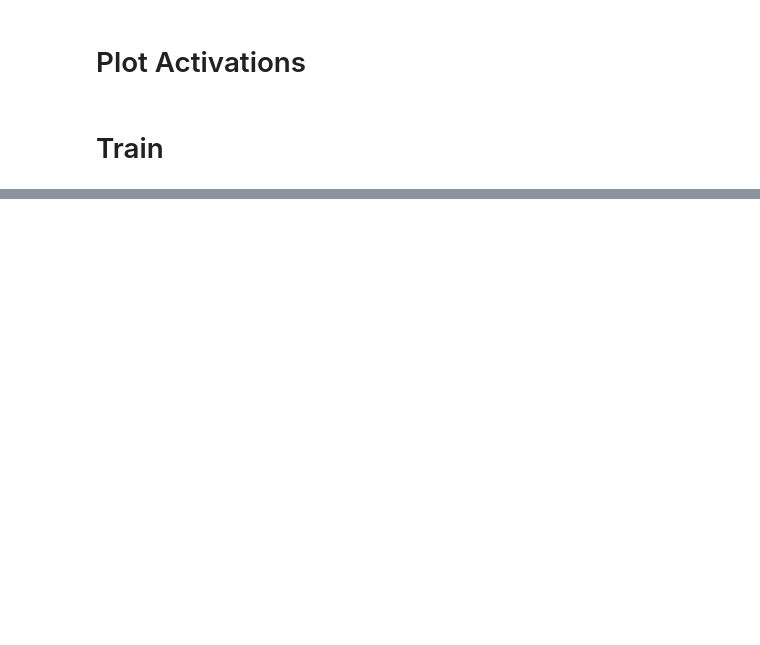
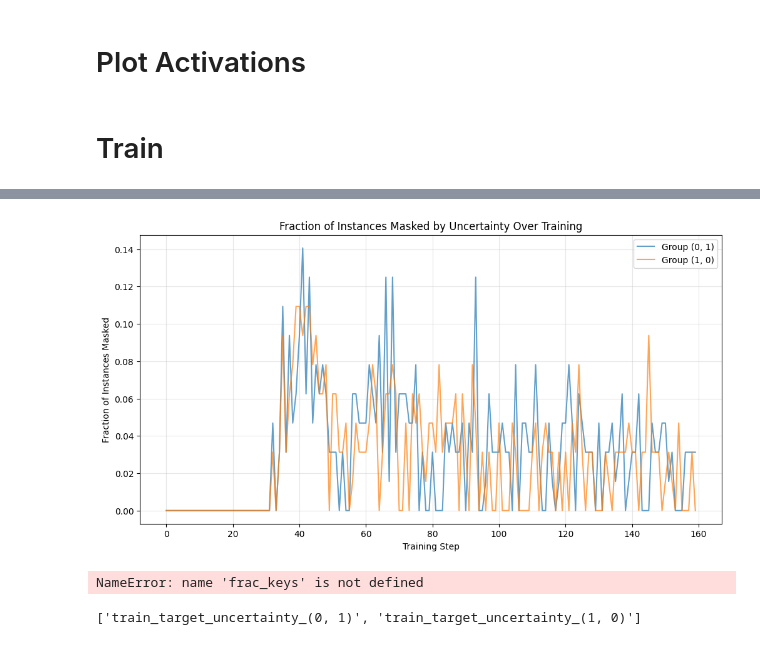
Before and after one commit to oliveradk/diverse-gen, a Jupyter notebook: spur_corr_exp_uncertain.ipynb, the cells around one changed output, grey strips where cells are left out. Cells and saved outputs as stored; diff of their text form; code cells hidden in the pictures; blank space fills up the shorter version.

Commit message:
wip notebook loss using model uncertaintly (with MC dropout) in ACE

```diff
--- a/spur_corr_exp_uncertain.ipynb
+++ b/spur_corr_exp_uncertain.ipynb
@@ -230,3 +297,8 @@ if conf.heads != 2:
 # %%
 torch.manual_seed(conf.seed)
 np.random.seed(conf.seed)
+# %%
+
+from torchvision import models
+from torchvision.models.resnet import ResNet50_Weights
+model = models.resnet50(weights=ResNet50_Weights.IMAGENET1K_V1)
@@ -489,9 +591,9 @@ target_test_loader = DataLoader(
 # classifiers
 from transformers import get_cosine_schedule_with_warmup
 if conf.shared_backbone:
-    net = MultiHeadBackbone(model_builder(), classes_per_head, feature_dim)
+    net = MultiHeadBackbone(model_builder(), classes_per_head, feature_dim, dropout_rate=conf.dropout_rate)
 else:
-    net = MultiNetModel(model_builder=model_builder, classes_per_head=classes_per_head, feature_dim=feature_dim)
+    net = MultiNetModel(model_builder=model_builder, classes_per_head=classes_per_head, feature_dim=feature_dim, dropout_rate=conf.dropout_rate)
 net = net.to(conf.device)
 
 # optimizer
@@ -559,7 +661,8 @@ elif conf.loss_type in [LossType.TOPK, LossType.EXP, LossType.PROB]:
         mix_rate=mix_rate,
         group_mix_rates=group_mix_rates,
         disagree_only=conf.disagree_only,
-        device=conf.device
+        device=conf.device,
+        uncertainty_threshold=conf.uncertain_threshold
     )
 else:
     raise ValueError(f"Loss type {conf.loss_type} not supported")
@@ -902,0 +1058,35 @@ finally:
+# %%
+# Plot uncertainty metrics from logger
+if conf.loss_type == LossType.TOPK and conf.mc_dropout:
+    plt.figure(figsize=(12, 6))
+
+    # Get all groups by finding keys that match pattern "train_target_uncertainty_*_frac"
+    group_keys = [k for k in logger.metrics.keys() if k.startswith("train_target_uncertainty_") and k.endswith("_frac")]
+    group_labels = [k.replace("train_target_uncertainty_", "").replace("_frac", "") for k in group_keys]
+
+    # Plot fraction masked over time for each group
+    for key, label in zip(group_keys, group_labels):
+        fractions = logger.metrics[key]
+        steps = range(len(fractions))
+        plt.plot(steps, fractions, label=f"Group {label}", alpha=0.7)
+
+    plt.xlabel("Training Step")
+    plt.ylabel("Fraction of Instances Masked")
+    plt.title("Fraction of Instances Masked by Uncertainty Over Training")
+    plt.legend()
+    plt.grid(True, alpha=0.3)
+
+    # # Save plot
+    # plt.savefig(f"{exp_dir}/uncertainty_fractions_over_time.png")
+    # plt.savefig(f"{exp_dir}/uncertainty_fractions_over_time.svg")
+    # plt.close()
+# %% [output]
+[figure, added]
+# %%
+frac_keys
+# %% [output]
+NameError: name 'frac_keys' is not defined
+# %%
+mean_keys
+# %% [output]
+['train_target_uncertainty_(0, 1)', 'train_target_uncertainty_(1, 0)']
```
Also changed, not shown: parts of 11 cells of this notebook, 2 other files.
